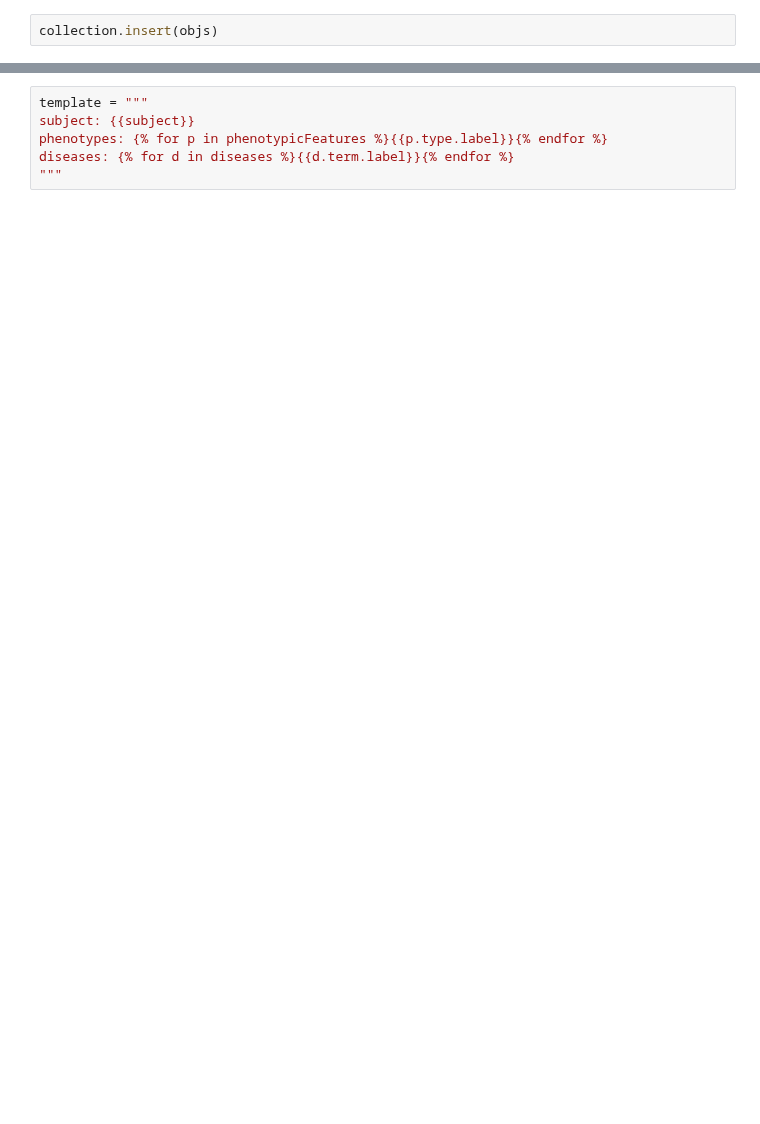
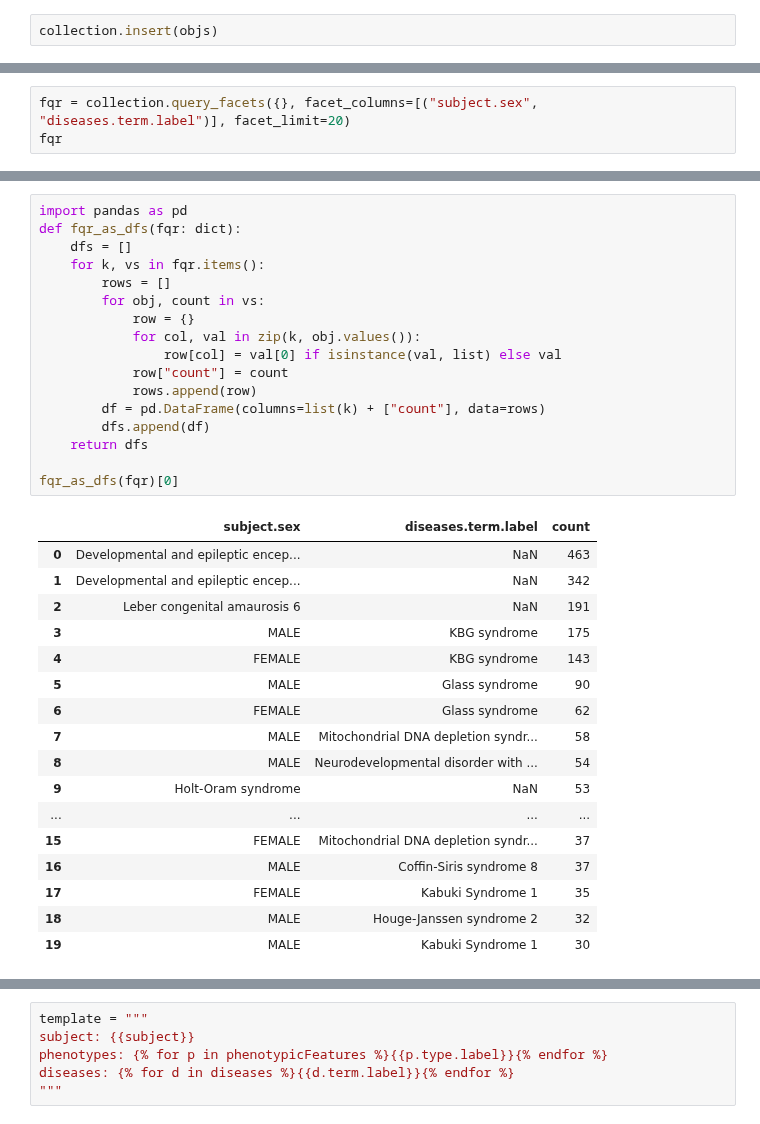
Before and after one commit to linkml/linkml-store, a Jupyter notebook: docs/how-to/Index-Phenopackets.ipynb, the cells around one changed output, grey strips where cells are left out. Saved outputs shown, nothing was run; the diff lists cells and outputs as text; blank space fills up the shorter version.

```diff
--- a/docs/how-to/Index-Phenopackets.ipynb
+++ b/docs/how-to/Index-Phenopackets.ipynb
@@ -59,0 +139,3 @@ qr.rows_dataframe
+# %%
+fqr = collection.query_facets({}, facet_columns=[("subject.sex", "diseases.term.label")], facet_limit=20)
+fqr
@@ -60,3 +160,38 @@ qr.rows_dataframe
+# %%
+import pandas as pd
+def fqr_as_dfs(fqr: dict):
+    dfs = []
+    for k, vs in fqr.items():
+        rows = []
+        for obj, count in vs:
+            row = {}
+            for col, val in zip(k, obj.values()):
+                row[col] = val[0] if isinstance(val, list) else val
+            row["count"] = count
+            rows.append(row)
+        df = pd.DataFrame(columns=list(k) + ["count"], data=rows)
+        dfs.append(df)
+    return dfs
+
+fqr_as_dfs(fqr)[0]
+# %% [output]
+|  | subject.sex | diseases.term.label | count |
+| 0 | Developmental and epileptic encep... | NaN | 463 |
+| 1 | Developmental and epileptic encep... | NaN | 342 |
+| 2 | Leber congenital amaurosis 6 | NaN | 191 |
+| 3 | MALE | KBG syndrome | 175 |
+| 4 | FEMALE | KBG syndrome | 143 |
+| 5 | MALE | Glass syndrome | 90 |
+| 6 | FEMALE | Glass syndrome | 62 |
+| 7 | MALE | Mitochondrial DNA depletion syndr... | 58 |
+| 8 | MALE | Neurodevelopmental disorder with ... | 54 |
+| 9 | Holt-Oram syndrome | NaN | 53 |
+| ... | ... | ... | ... |
+| 15 | FEMALE | Mitochondrial DNA depletion syndr... | 37 |
+| 16 | MALE | Coffin-Siris syndrome 8 | 37 |
+| 17 | FEMALE | Kabuki Syndrome 1 | 35 |
+| 18 | MALE | Houge-Janssen syndrome 2 | 32 |
+| 19 | MALE | Kabuki Syndrome 1 | 30 |
 # %% [markdown]
 ## Semantic Search
 
```
Also changed, not shown: parts of 38 cells of this notebook, 2 other files.
